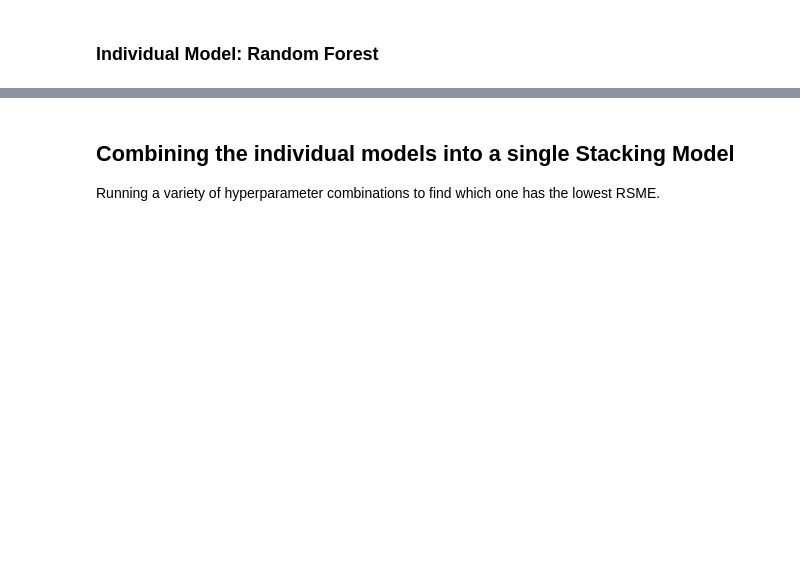
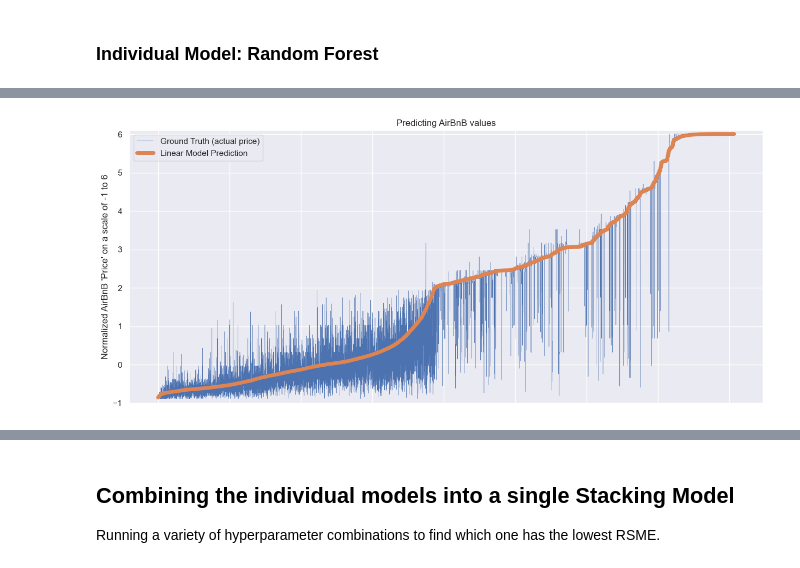
Before and after one commit to THE-MOLECULAR-MAN/portfolio_examples, a Jupyter notebook: python/predicting_airbnb_prices/predicting_airbnb_prices_stacking_model.ipynb, the cells around one changed output, grey strips where cells are left out. Cells and saved outputs as stored; diff of their text form; code cells hidden in the pictures; blank space fills up the shorter version.

```diff
--- a/python/predicting_airbnb_prices/predicting_airbnb_prices_stacking_model.ipynb
+++ b/python/predicting_airbnb_prices/predicting_airbnb_prices_stacking_model.ipynb
@@ -96,7 +80,5 @@ from sklearn.metrics import mean_squared_error, r2_score, make_scorer
 import pyarrow as pa
 import pyarrow.parquet as pq
 
-def addlabels(x,y):
-    for i in range(len(x)):
-        plt.text(i, y[i], y[i], ha = 'center')
+sns.set_theme(style="darkgrid")
 # %% [markdown]
@@ -260,21 +313,21 @@ The best values were: `max_depth=2`, and `n_estimators = 300`.
 [comment]: <> ( * Root Mean Squared Error: 0.6289)
 [comment]: <> ( * R2: 0.6254)
 # %%
-# rf_model = RandomForestRegressor(max_depth=32, n_estimators=300, n_jobs=N_JOBS)
+rf_model = RandomForestRegressor(max_depth=32, n_estimators=300, n_jobs=N_JOBS)
 
-# # fit the model and record the training time
-# rf_time_start = time.time()
-# rf_model.fit(X_train, y_train)
-# rf_time_stop = time.time()
-# rf_time = rf_time_stop - rf_time_start
+# fit the model and record the training time
+rf_time_start = time.time()
+rf_model.fit(X_train, y_train)
+rf_time_stop = time.time()
+rf_time = rf_time_stop - rf_time_start
 
-# # make predictions on the test data
-# y_rf_pred = rf_model.predict(X_test)
+# make predictions on the test data
+y_rf_pred = rf_model.predict(X_test)
 
-# # Compute RMSE and R2
-# rf_rmse = np.sqrt(mean_squared_error(y_test, y_rf_pred))
-# rf_r2   = r2_score(y_test, y_rf_pred)
+# Compute RMSE and R2
+rf_rmse = np.sqrt(mean_squared_error(y_test, y_rf_pred))
+rf_r2   = r2_score(y_test, y_rf_pred)
 
-# print(f'[RF] Root Mean Squared Error: {round(rf_rmse, 4)}')
-# print(f'[RF] R2: {round(rf_r2, 4)}')
-# print(f'[RF] Fit time: {round(rf_time, 3)} sec')
+print(f'[RF] Root Mean Squared Error: {round(rf_rmse, 4)}')
+print(f'[RF] R2: {round(rf_r2, 4)}')
+print(f'[RF] Fit time: {round(rf_time, 3)} sec')
@@ -282,10 +339,10 @@ The best values were: `max_depth=2`, and `n_estimators = 300`.
 # Random Forest hyperparameter optimization
 # NUM_CV_FOLDS=3
 rf_params = {
-    "max_depth":        [4, 8, 16, 32],
-    "n_estimators":     [25, 50, 100, 500],
+    "max_depth":        [16, 32],
+    "n_estimators":     [200, 300, 400, 500],
     # "min_samples_leaf": [25, 50, 100, 250, 500],
-    #"max_features":     [1, 2, 3]
+    # "max_features":     [1, 2, 3]
 }
 
 rf_grid = GridSearchCV(RandomForestRegressor(), rf_params, cv=NUM_CV_FOLDS, verbose=4, scoring=scoring, refit='NRSME', n_jobs=N_JOBS)
@@ -318,26 +375,27 @@ Fitting 5 folds for each of 6 candidates, totalling 30 fits
 # %%
-best_rf_model = RandomForestRegressor(max_depth=16, n_estimators=500)
+best_rf_model = RandomForestRegressor(max_depth=16, n_estimators=100)
 best_rf_model.fit(X_train, y_train)
 y_rf_pred = best_rf_model.predict(X_test)
 # %%
 # Plot the predicted price vs the real price for the test set
 x_values  = np.arange(len(y_test))
 ground_truth = y_test
 predicted = y_rf_pred
 df_tmp = pd.DataFrame({'ground_truth': ground_truth,
                         'predicted': predicted})
 df_tmp.sort_values('predicted', inplace=True)
 
 fig = plt.figure(figsize=(15, 6.5))
 ax = fig.add_subplot(111)
 sns.lineplot(x=x_values, y=df_tmp['ground_truth'], linewidth=0.3,
                 legend="full", label='Ground Truth (actual price)')
 sns.lineplot(x=x_values, y=df_tmp['predicted'], linewidth=5,
                 legend="full", label='Linear Model Prediction')
 
-plt.title(f'Linear Regression Model for predicting AirBnB values')
-plt.xlabel("AirBnB properties (increasing price)")
+plt.title(f'Predicting AirBnB values')
 plt.ylabel("Normalized AirBnB 'Price' on a scale of -1 to 6")
-plt.ylim([-0.89,6])
+plt.ylim([-1, 6.1])
 plt.xticks(visible=False)
 plt.show()
+# %% [output]
+[figure, added]
```
Also changed, not shown: parts of 19 cells of this notebook.
